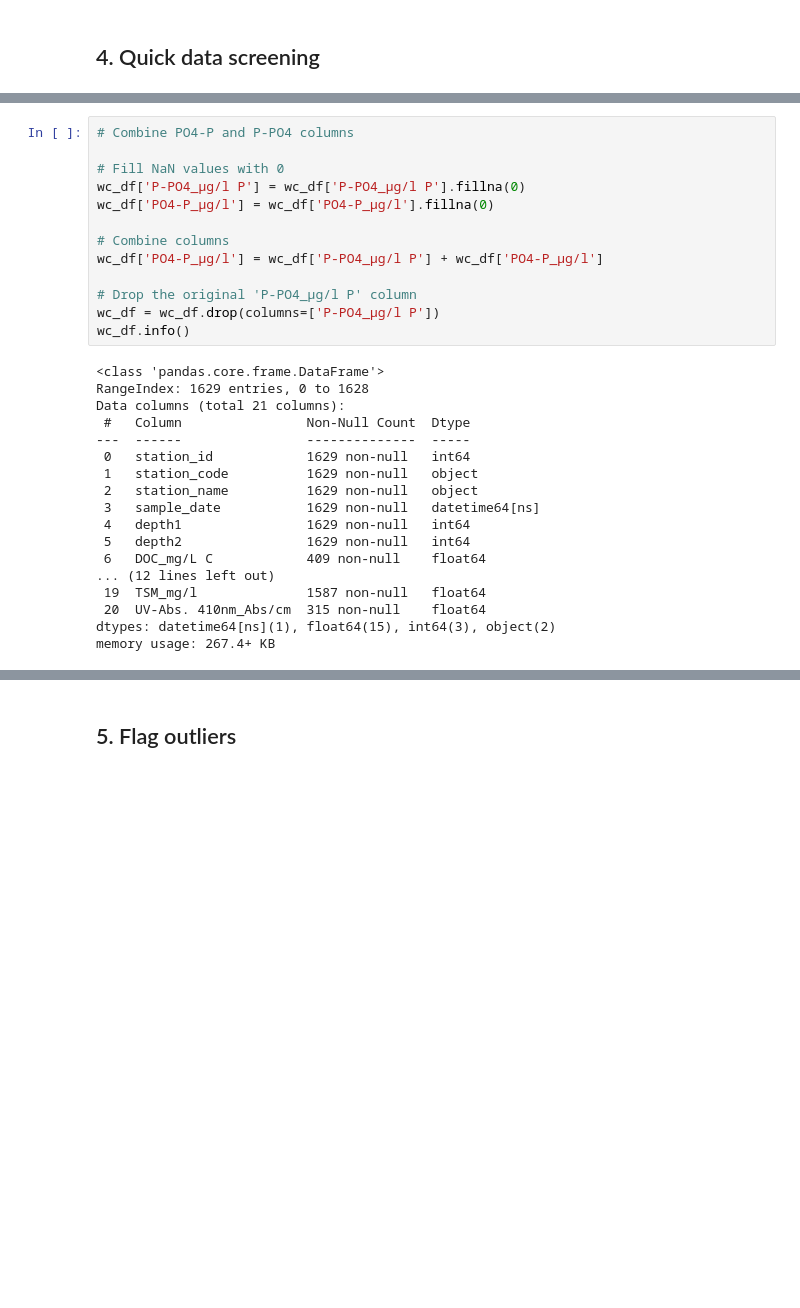
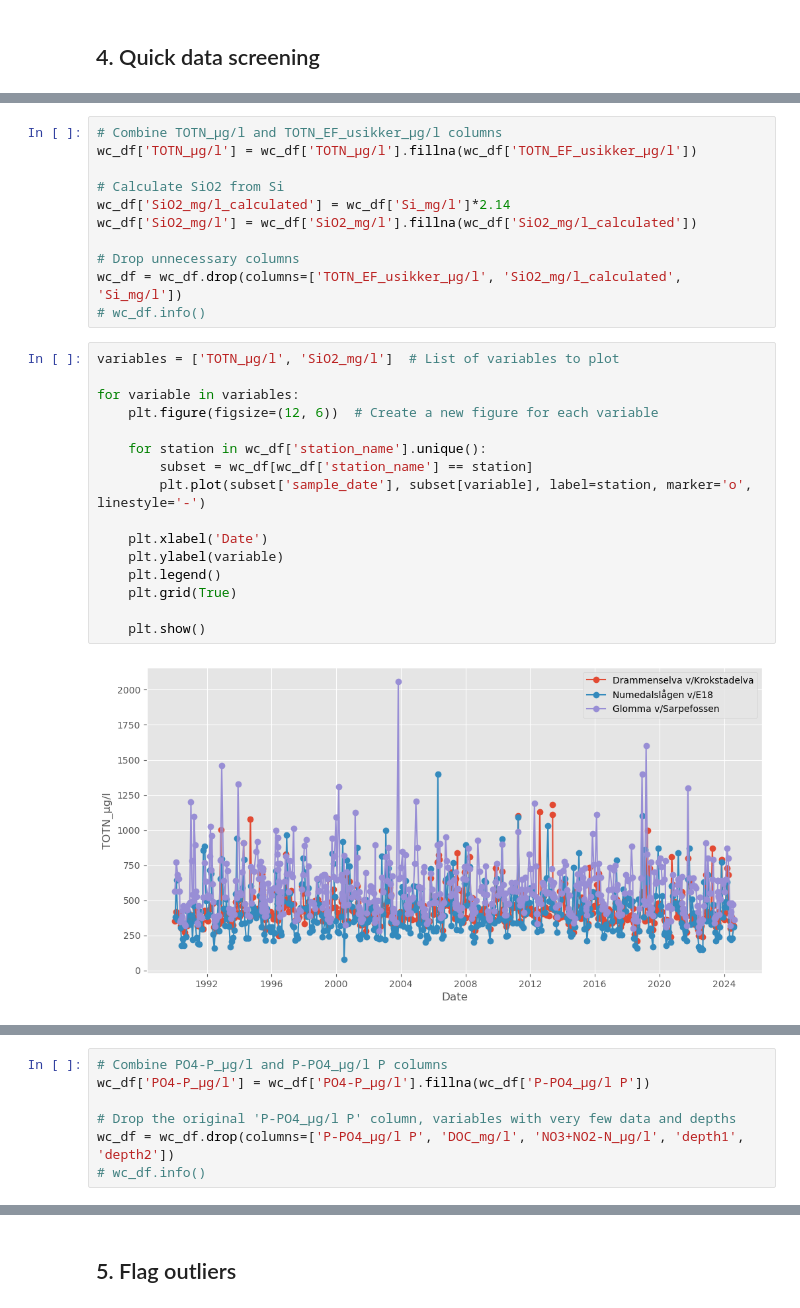
Before and after one commit to NIVANorge/niva-aquainfra, a Jupyter notebook: code/river_inputs/chem1_get_data.ipynb, the cells around one changed output, grey strips where cells are left out. Cells and saved outputs as stored; diff of their text form; blank space fills up the shorter version.

```diff
--- a/code/river_inputs/chem1_get_data.ipynb
+++ b/code/river_inputs/chem1_get_data.ipynb
@@ -357,0 +373,29 @@ for station in stations:
+# %%
+# Combine TOTN_µg/l and TOTN_EF_usikker_µg/l columns
+wc_df['TOTN_µg/l'] = wc_df['TOTN_µg/l'].fillna(wc_df['TOTN_EF_usikker_µg/l'])
+
+# Calculate SiO2 from Si
+wc_df['SiO2_mg/l_calculated'] = wc_df['Si_mg/l']*2.14
+wc_df['SiO2_mg/l'] = wc_df['SiO2_mg/l'].fillna(wc_df['SiO2_mg/l_calculated'])
+
+# Drop unnecessary columns
+wc_df = wc_df.drop(columns=['TOTN_EF_usikker_µg/l', 'SiO2_mg/l_calculated', 'Si_mg/l'])
+# wc_df.info()
+# %%
+variables = ['TOTN_µg/l', 'SiO2_mg/l']  # List of variables to plot
+
+for variable in variables:
+    plt.figure(figsize=(12, 6))  # Create a new figure for each variable
+
+    for station in wc_df['station_name'].unique():
+        subset = wc_df[wc_df['station_name'] == station]
+        plt.plot(subset['sample_date'], subset[variable], label=station, marker='o', linestyle='-')
+
+    plt.xlabel('Date')
+    plt.ylabel(variable)
+    plt.legend()
+    plt.grid(True)
+
+    plt.show()
+# %% [output]
+[figure, added]
@@ -358,31 +403,7 @@ for station in stations:
 # %%
-# Combine PO4-P and P-PO4 columns
+# Combine PO4-P_µg/l and P-PO4_µg/l P columns
+wc_df['PO4-P_µg/l'] = wc_df['PO4-P_µg/l'].fillna(wc_df['P-PO4_µg/l P'])
 
-# Fill NaN values with 0
-wc_df['P-PO4_µg/l P'] = wc_df['P-PO4_µg/l P'].fillna(0)
-wc_df['PO4-P_µg/l'] = wc_df['PO4-P_µg/l'].fillna(0)
-
-# Combine columns
-wc_df['PO4-P_µg/l'] = wc_df['P-PO4_µg/l P'] + wc_df['PO4-P_µg/l']
-
-# Drop the original 'P-PO4_µg/l P' column
-wc_df = wc_df.drop(columns=['P-PO4_µg/l P'])
-wc_df.info()
+# Drop the original 'P-PO4_µg/l P' column, variables with very few data and depths
+wc_df = wc_df.drop(columns=['P-PO4_µg/l P', 'DOC_mg/l', 'NO3+NO2-N_µg/l', 'depth1', 'depth2'])
+# wc_df.info()
-# %% [output]
-<class 'pandas.core.frame.DataFrame'>
-RangeIndex: 1629 entries, 0 to 1628
-Data columns (total 21 columns):
- #   Column                Non-Null Count  Dtype
----  ------                --------------  -----
- 0   station_id            1629 non-null   int64
- 1   station_code          1629 non-null   object
- 2   station_name          1629 non-null   object
- 3   sample_date           1629 non-null   datetime64[ns]
- 4   depth1                1629 non-null   int64
- 5   depth2                1629 non-null   int64
- 6   DOC_mg/L C            409 non-null    float64
-... (12 lines left out)
- 19  TSM_mg/l              1587 non-null   float64
- 20  UV-Abs. 410nm_Abs/cm  315 non-null    float64
-dtypes: datetime64[ns](1), float64(15), int64(3), object(2)
-memory usage: 267.4+ KB
```
Also changed, not shown: parts of 18 cells of this notebook.
